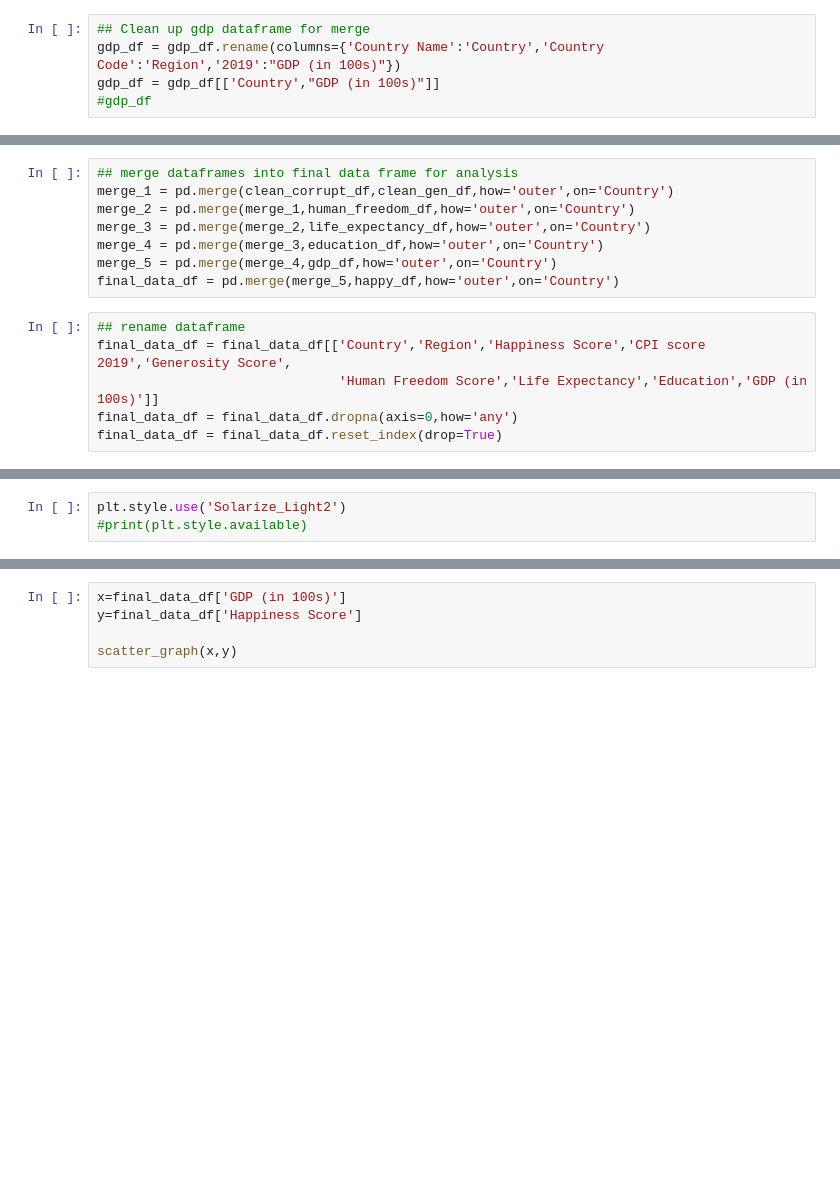
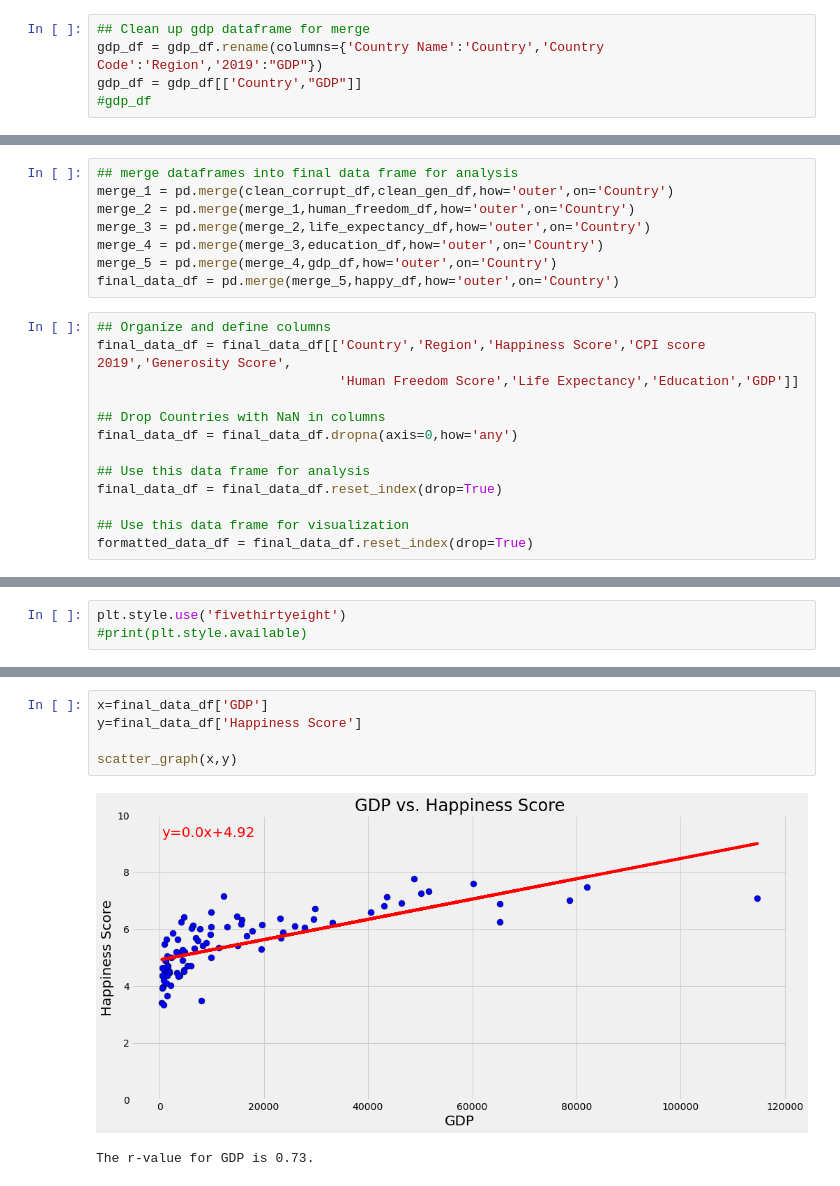
Before and after one commit to garrettg615/World_Happiness_Project, a Jupyter notebook: consolidated_data_df.ipynb, the cells around one changed output, grey strips where cells are left out. Drawn from its saved outputs; the diff is of its cells as text; blank space fills up the shorter version.

Commit message:
pushing updates for data clean up, images, and main notebook

```diff
--- a/consolidated_data_df.ipynb
+++ b/consolidated_data_df.ipynb
@@ -32,8 +47,8 @@ clean_corrupt_df = clean_corrupt_df.reset_index(drop=True)
 #clean_corrupt_df
 # %%
 ## Clean up gdp dataframe for merge
-gdp_df = gdp_df.rename(columns={'Country Name':'Country','Country Code':'Region','2019':"GDP (in 100s)"})
-gdp_df = gdp_df[['Country',"GDP (in 100s)"]]
+gdp_df = gdp_df.rename(columns={'Country Name':'Country','Country Code':'Region','2019':"GDP"})
+gdp_df = gdp_df[['Country',"GDP"]]
 #gdp_df
 # %%
 ## Clean up freedom dataframe for merge
@@ -52,9 +67,16 @@ merge_4 = pd.merge(merge_3,education_df,how='outer',on='Country')
 merge_5 = pd.merge(merge_4,gdp_df,how='outer',on='Country')
 final_data_df = pd.merge(merge_5,happy_df,how='outer',on='Country')
 # %%
-## rename dataframe
+## Organize and define columns
 final_data_df = final_data_df[['Country','Region','Happiness Score','CPI score 2019','Generosity Score',
-                               'Human Freedom Score','Life Expectancy','Education','GDP (in 100s)']]
+                               'Human Freedom Score','Life Expectancy','Education','GDP']]
+
+## Drop Countries with NaN in columns
 final_data_df = final_data_df.dropna(axis=0,how='any')
+
+## Use this data frame for analysis
 final_data_df = final_data_df.reset_index(drop=True)
+
+## Use this data frame for visualization
+formatted_data_df = final_data_df.reset_index(drop=True)
 # %%
@@ -85,3 +113,3 @@ print(regr.coef_)
 # %%
-plt.style.use('Solarize_Light2')
+plt.style.use('fivethirtyeight')
 #print(plt.style.available)
@@ -113,5 +158,8 @@ scatter_graph(x,y)
 # %%
-x=final_data_df['GDP (in 100s)']
+x=final_data_df['GDP']
 y=final_data_df['Happiness Score']
 
 scatter_graph(x,y)
+# %% [output]
+[figure, added]
+The r-value for GDP is 0.73.
```
Also changed, not shown: parts of 18 cells of this notebook, 31 other files.
